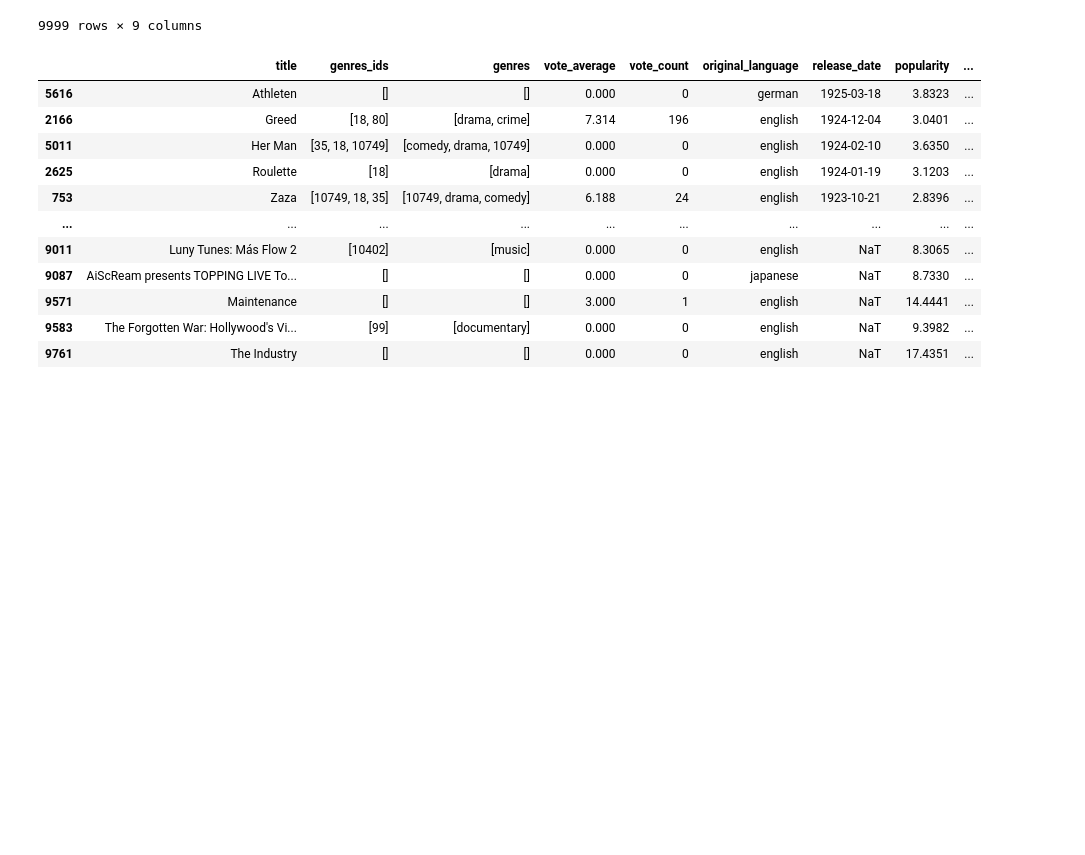
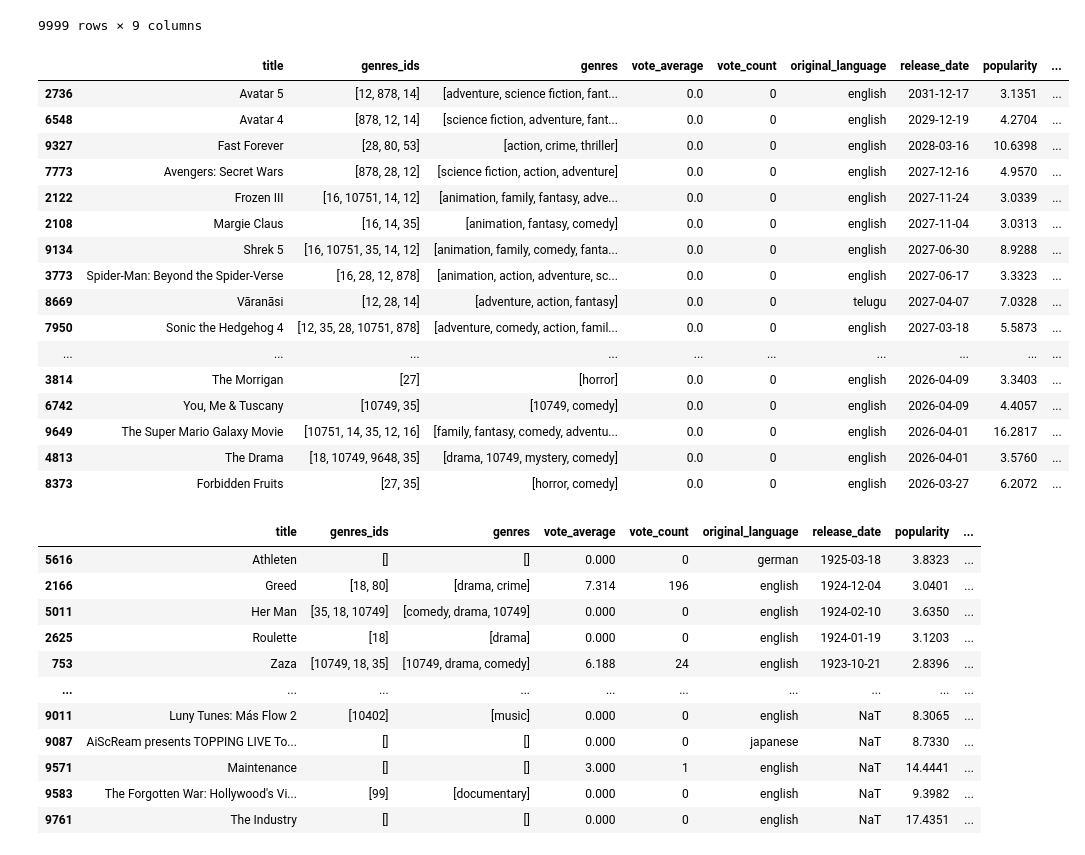
Before and after one commit to md-rzn-alm/TMDB-Movies-Dateset, a Jupyter notebook: tmdb_movieDataset.ipynb, the cells around one changed output. Drawn from its saved outputs; the diff is of its cells as text; code cells hidden in the pictures; blank space fills up the shorter version.

```diff
--- a/tmdb_movieDataset.ipynb
+++ b/tmdb_movieDataset.ipynb
@@ -363,6 +362,26 @@ final
 9999 rows × 9 columns
 # %%
 final = final.sort_values(by='release_date', ascending=False)
+# %%
+final.head(50)
+# %% [output]
+|  | title | genres_ids | genres | vote_average | vote_count | original_language | release_date | popularity | ... |
+| 2736 | Avatar 5 | [12, 878, 14] | [adventure, science fiction, fant... | 0.0 | 0 | english | 2031-12-17 | 3.1351 | ... |
+| 6548 | Avatar 4 | [878, 12, 14] | [science fiction, adventure, fant... | 0.0 | 0 | english | 2029-12-19 | 4.2704 | ... |
+| 9327 | Fast Forever | [28, 80, 53] | [action, crime, thriller] | 0.0 | 0 | english | 2028-03-16 | 10.6398 | ... |
+| 7773 | Avengers: Secret Wars | [878, 28, 12] | [science fiction, action, adventure] | 0.0 | 0 | english | 2027-12-16 | 4.9570 | ... |
+| 2122 | Frozen III | [16, 10751, 14, 12] | [animation, family, fantasy, adve... | 0.0 | 0 | english | 2027-11-24 | 3.0339 | ... |
+| 2108 | Margie Claus | [16, 14, 35] | [animation, fantasy, comedy] | 0.0 | 0 | english | 2027-11-04 | 3.0313 | ... |
+| 9134 | Shrek 5 | [16, 10751, 35, 14, 12] | [animation, family, comedy, fanta... | 0.0 | 0 | english | 2027-06-30 | 8.9288 | ... |
+| 3773 | Spider-Man: Beyond the Spider-Verse | [16, 28, 12, 878] | [animation, action, adventure, sc... | 0.0 | 0 | english | 2027-06-17 | 3.3323 | ... |
+| 8669 | Vāranāsi | [12, 28, 14] | [adventure, action, fantasy] | 0.0 | 0 | telugu | 2027-04-07 | 7.0328 | ... |
+| 7950 | Sonic the Hedgehog 4 | [12, 35, 28, 10751, 878] | [adventure, comedy, action, famil... | 0.0 | 0 | english | 2027-03-18 | 5.5873 | ... |
+| ... | ... | ... | ... | ... | ... | ... | ... | ... | ... |
+| 3814 | The Morrigan | [27] | [horror] | 0.0 | 0 | english | 2026-04-09 | 3.3403 | ... |
+| 6742 | You, Me & Tuscany | [10749, 35] | [10749, comedy] | 0.0 | 0 | english | 2026-04-09 | 4.4057 | ... |
+| 9649 | The Super Mario Galaxy Movie | [10751, 14, 35, 12, 16] | [family, fantasy, comedy, adventu... | 0.0 | 0 | english | 2026-04-01 | 16.2817 | ... |
+| 4813 | The Drama | [18, 10749, 9648, 35] | [drama, 10749, mystery, comedy] | 0.0 | 0 | english | 2026-04-01 | 3.5760 | ... |
+| 8373 | Forbidden Fruits | [27, 35] | [horror, comedy] | 0.0 | 0 | english | 2026-03-27 | 6.2072 | ... |
 # %%
 final.tail(100)
 # %% [output]
```
Also changed, not shown: parts of 5 cells of this notebook.
